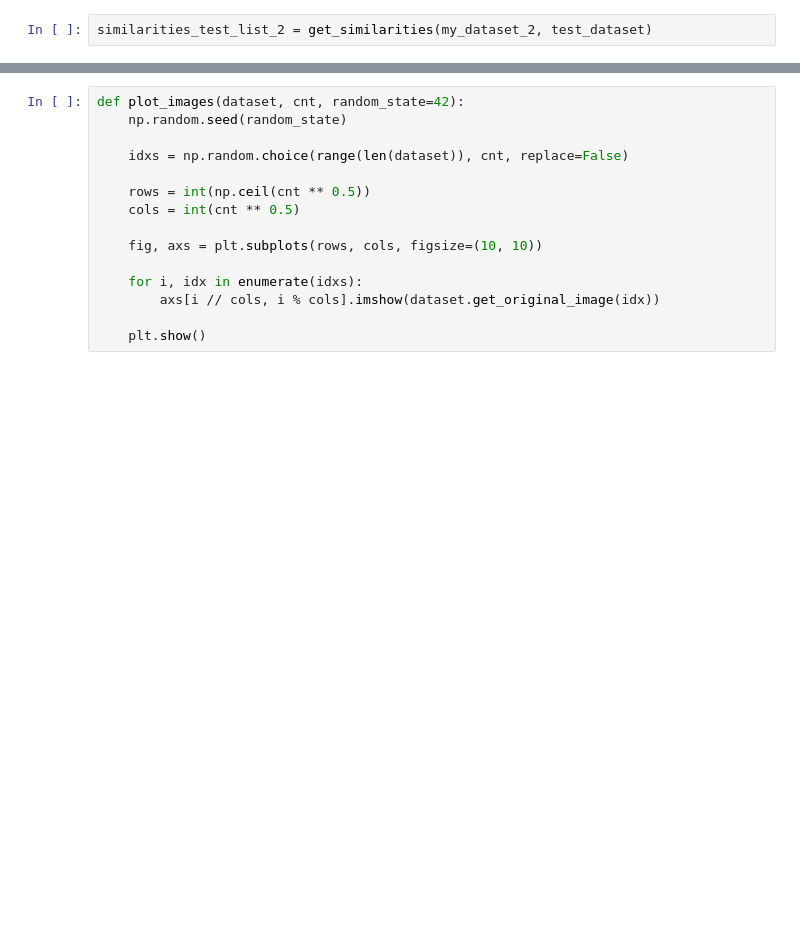
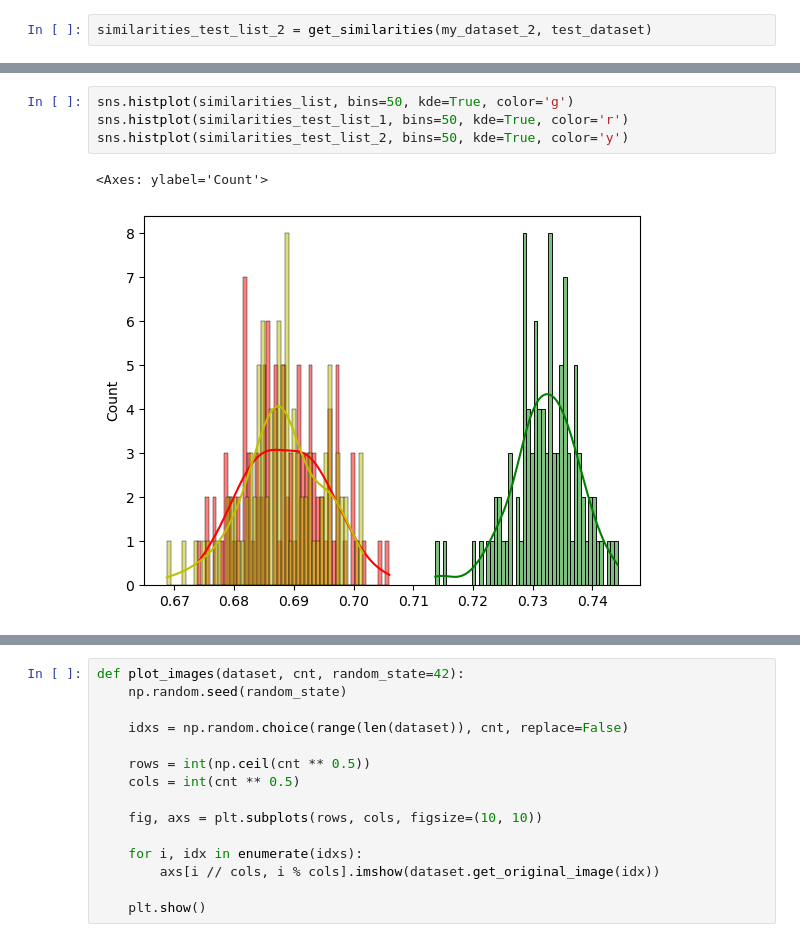
Before and after one commit to Usatoff/datasets_similarity, a Jupyter notebook: base.ipynb, the cells around one changed output, grey strips where cells are left out. Saved outputs shown, nothing was run; the diff lists cells and outputs as text; blank space fills up the shorter version.

```diff
--- a/base.ipynb
+++ b/base.ipynb
@@ -234,0 +196,7 @@ plt.hist(similarities_test_list_2, bins=20, range=[0.65, 0.78])
+# %%
+sns.histplot(similarities_list, bins=50, kde=True, color='g')
+sns.histplot(similarities_test_list_1, bins=50, kde=True, color='r')
+sns.histplot(similarities_test_list_2, bins=50, kde=True, color='y')
+# %% [output]
+<Axes: ylabel='Count'>
+[figure, added]
```
Also changed, not shown: parts of 9 cells of this notebook.
